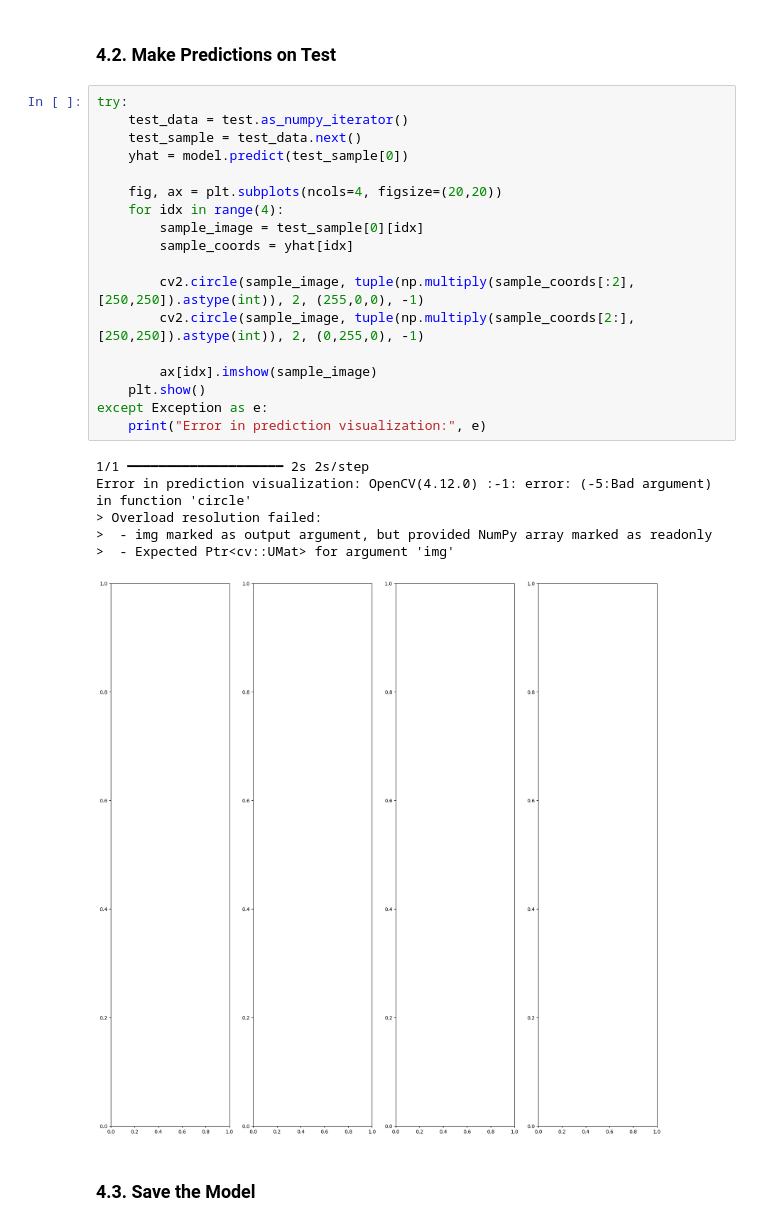
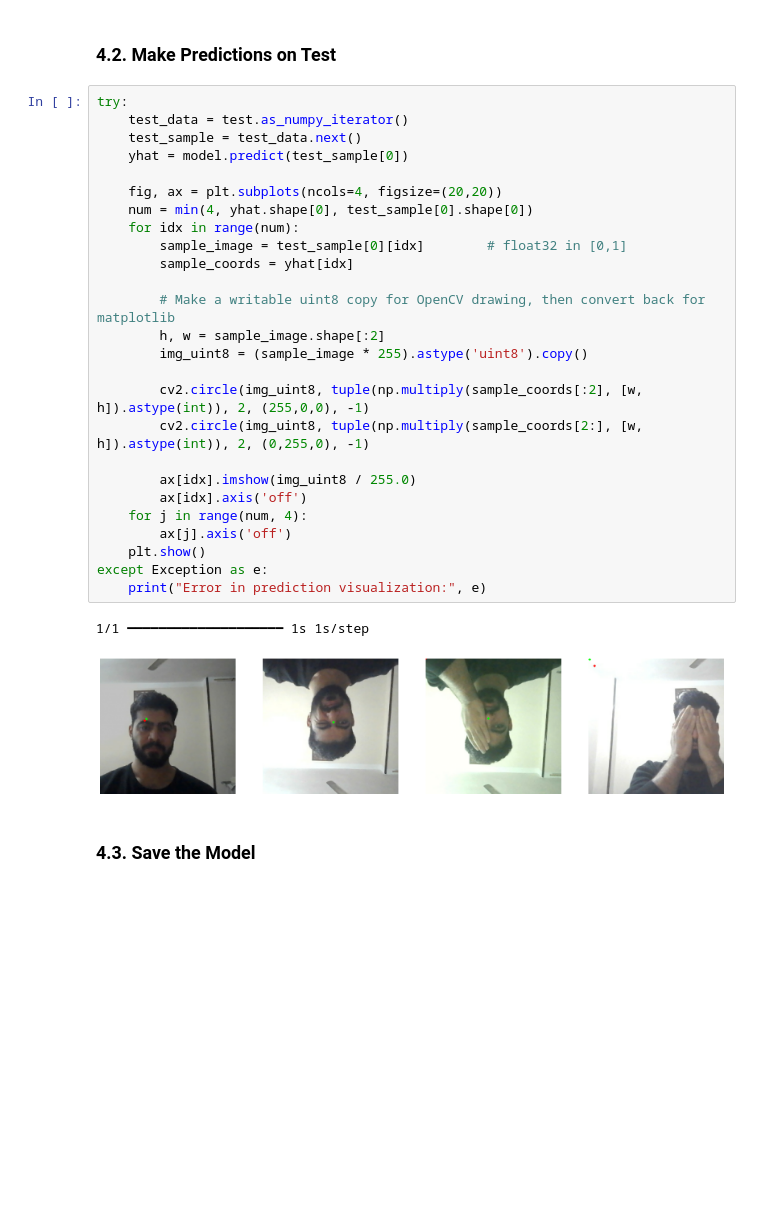
Before and after one commit to MOHAMEDMETAWEA/IrisDetection-project, a Jupyter notebook: IrisEstimation.ipynb, the cells around one changed output. Saved outputs shown, nothing was run; the diff lists cells and outputs as text; blank space fills up the shorter version.

```diff
--- a/IrisEstimation.ipynb
+++ b/IrisEstimation.ipynb
@@ -368,28 +368,32 @@ plt.show()
 # %%
 try:
     test_data = test.as_numpy_iterator()
     test_sample = test_data.next()
     yhat = model.predict(test_sample[0])
 
     fig, ax = plt.subplots(ncols=4, figsize=(20,20))
-    for idx in range(4):
-        sample_image = test_sample[0][idx]
+    num = min(4, yhat.shape[0], test_sample[0].shape[0])
+    for idx in range(num):
+        sample_image = test_sample[0][idx]        # float32 in [0,1]
         sample_coords = yhat[idx]
 
-        cv2.circle(sample_image, tuple(np.multiply(sample_coords[:2], [250,250]).astype(int)), 2, (255,0,0), -1)
-        cv2.circle(sample_image, tuple(np.multiply(sample_coords[2:], [250,250]).astype(int)), 2, (0,255,0), -1)
+        # Make a writable uint8 copy for OpenCV drawing, then convert back for matplotlib
+        h, w = sample_image.shape[:2]
+        img_uint8 = (sample_image * 255).astype('uint8').copy()
 
-        ax[idx].imshow(sample_image)
+        cv2.circle(img_uint8, tuple(np.multiply(sample_coords[:2], [w, h]).astype(int)), 2, (255,0,0), -1)
+        cv2.circle(img_uint8, tuple(np.multiply(sample_coords[2:], [w, h]).astype(int)), 2, (0,255,0), -1)
+
+        ax[idx].imshow(img_uint8 / 255.0)
+        ax[idx].axis('off')
+    for j in range(num, 4):
+        ax[j].axis('off')
     plt.show()
 except Exception as e:
     print("Error in prediction visualization:", e)
 # %% [output]
-1/1 ━━━━━━━━━━━━━━━━━━━━ 2s 2s/step
-Error in prediction visualization: OpenCV(4.12.0) :-1: error: (-5:Bad argument) in function 'circle'
-> Overload resolution failed:
->  - img marked as output argument, but provided NumPy array marked as readonly
->  - Expected Ptr<cv::UMat> for argument 'img'
+1/1 ━━━━━━━━━━━━━━━━━━━━ 1s 1s/step
-[figure, old version]
+[figure, new version]
 # %% [markdown]
 ### 4.3. Save the Model
 # %%
```
Also changed, not shown: parts of 1 cell of this notebook.
